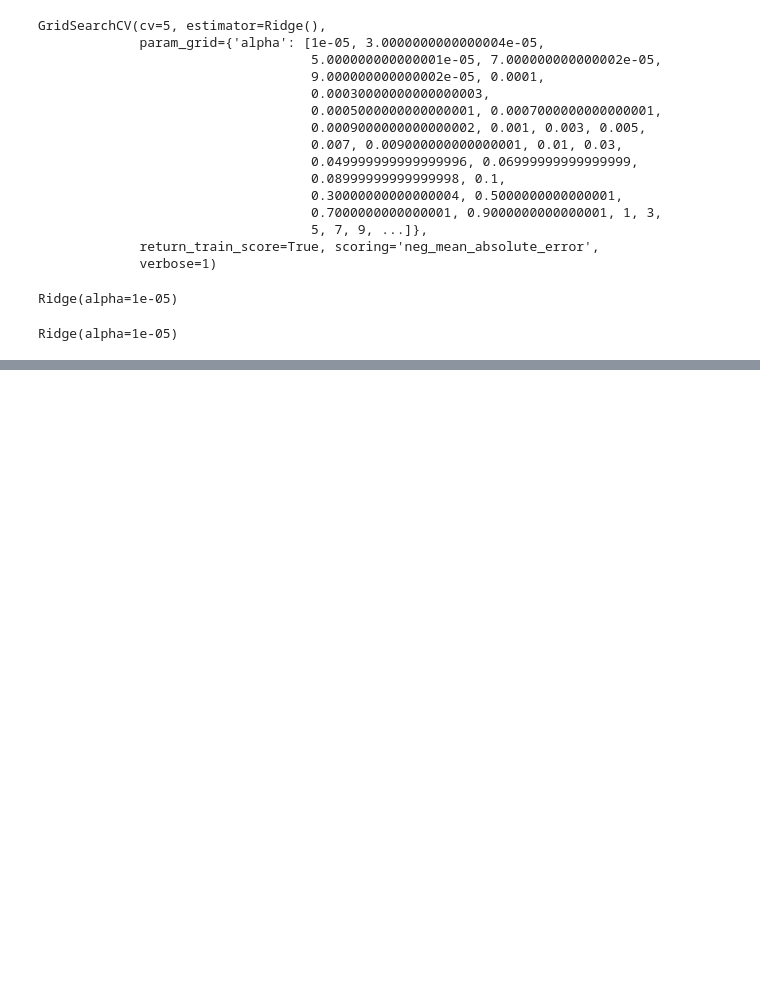
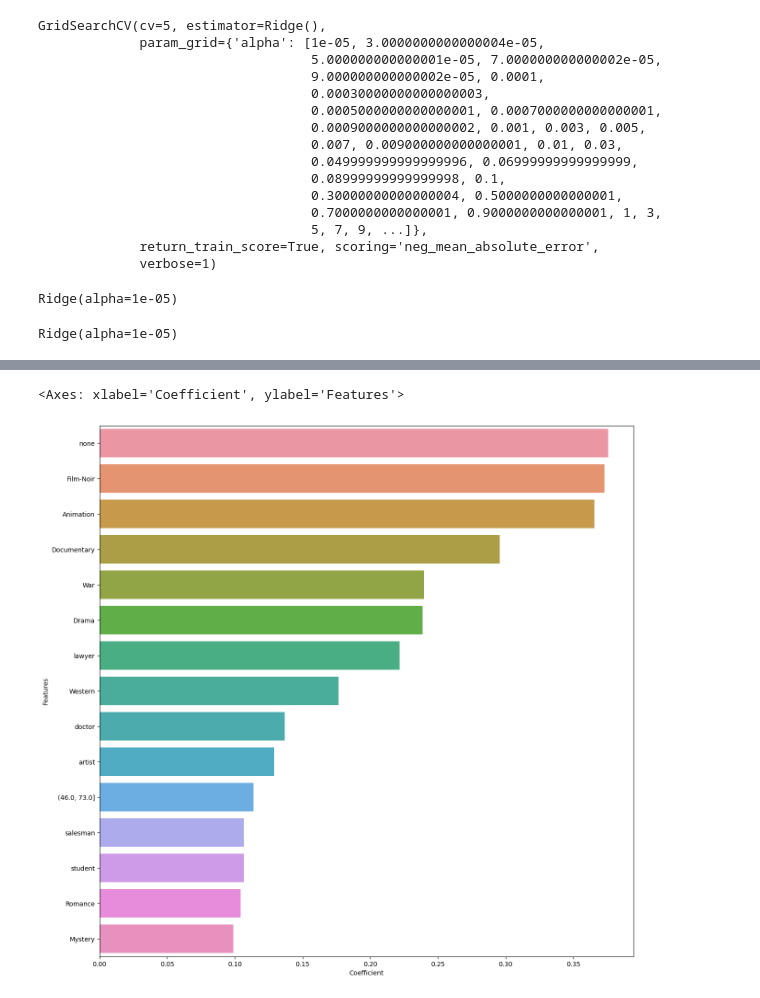
Before and after one commit to Harry-Turner/Python, a Jupyter notebook: ML_UserProfiles.ipynb, the cells around one changed output, grey strips where cells are left out. Drawn from its saved outputs; the diff is of its cells as text; code cells hidden in the pictures; blank space fills up the shorter version.

```diff
--- a/ML_UserProfiles.ipynb
+++ b/ML_UserProfiles.ipynb
@@ -387,0 +431,6 @@ error
+# %%
+ridge_results_dataframe.sort_values(by = "Coefficient",
+                                    ascending = False,
+                                    inplace = True)
+
+ridge_results_dataframe
@@ -387,0 +455,4 @@ error
+# %%
+ridge_results_dataframe.reset_index(inplace = True, drop = True)
+
+ridge_results_dataframe
@@ -387,0 +477,5 @@ error
+# %%
+NUMBER_OF_TOP_FEATURES = 15
+ridge_results_dataframe = ridge_results_dataframe.iloc[:NUMBER_OF_TOP_FEATURES]
+
+ridge_results_dataframe
@@ -387,0 +499,10 @@ error
+# %%
+figure, axes = pyplot.subplots(figsize=[15,15])
+
+seaborn.barplot(y= "Features",
+                x= "Coefficient",
+                ax = axes,
+                data = ridge_results_dataframe)
+# %% [output]
+<Axes: xlabel='Coefficient', ylabel='Features'>
+[figure, added]
```
Also changed, not shown: parts of 12 cells of this notebook.
